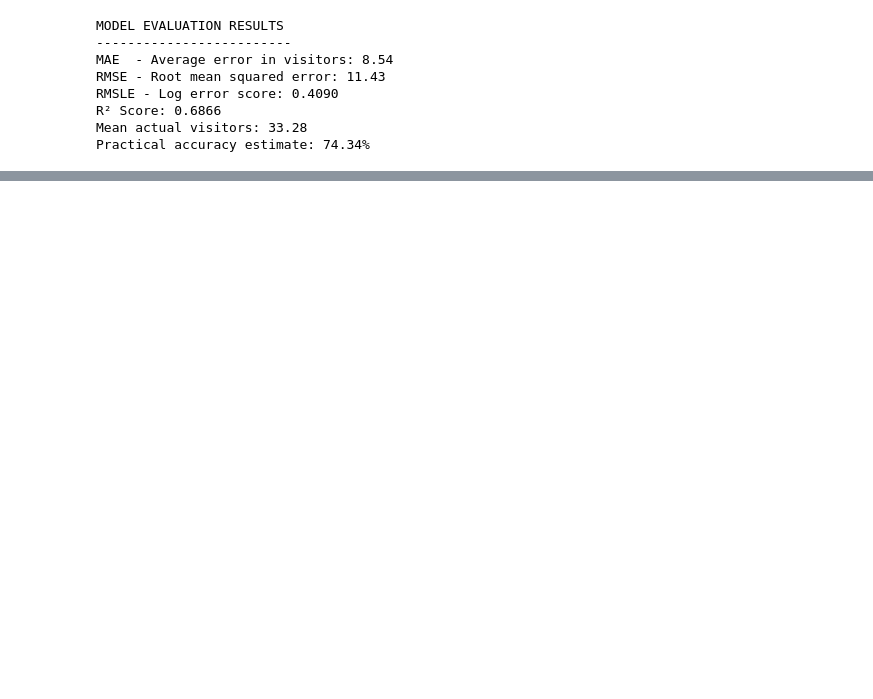
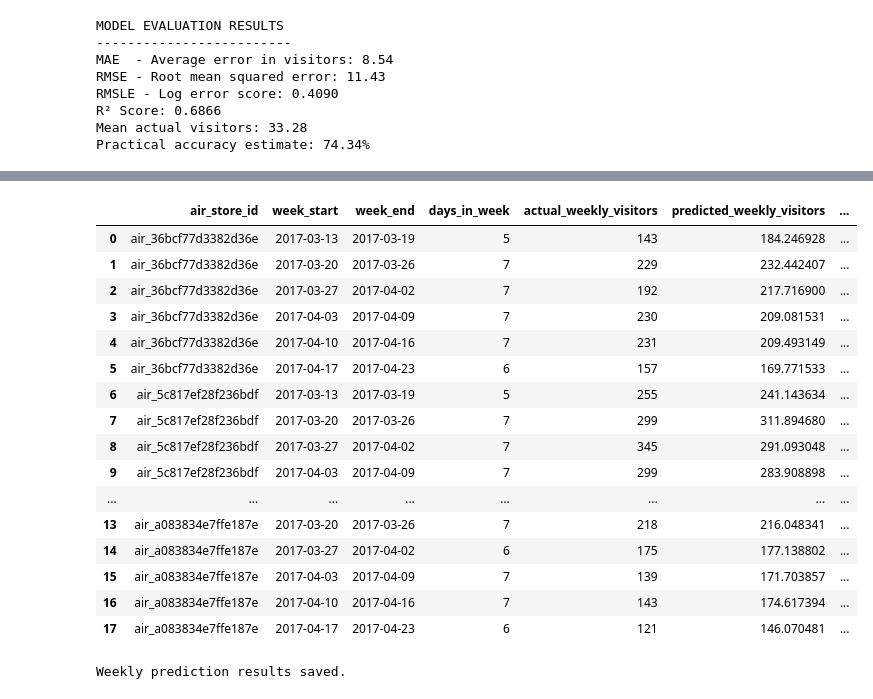
Before and after one commit to Ryan-B05/food_waste_restaurant, a Jupyter notebook: model_training.ipynb, the cells around one changed output, grey strips where cells are left out. Saved outputs shown, nothing was run; the diff lists cells and outputs as text; code cells hidden in the pictures; blank space fills up the shorter version.

```diff
--- a/model_training.ipynb
+++ b/model_training.ipynb
@@ -211,0 +555,67 @@ Practical accuracy estimate: 74.34%
+# %%
+# ------------------------------------------------------------
+# 10. Aggregate daily predictions into weekly predictions
+# ------------------------------------------------------------
+
+daily_predictions = results.copy()
+
+daily_predictions["visit_date"] = pd.to_datetime(daily_predictions["visit_date"])
+
+# Week starts on Monday
+daily_predictions["week_start"] = (
+    daily_predictions["visit_date"]
+    - pd.to_timedelta(daily_predictions["visit_date"].dt.weekday, unit="D")
+)
+
+daily_predictions["week_end"] = daily_predictions["week_start"] + pd.Timedelta(days=6)
+
+weekly_predictions = (
+    daily_predictions
+    .groupby(["air_store_id", "week_start", "week_end"])
+    .agg(
+        days_in_week=("visit_date", "count"),
+        actual_weekly_visitors=("visitors", "sum"),
+        predicted_weekly_visitors=("predicted_visitors", "sum"),
+        predicted_weekly_visitors_rounded=("predicted_visitors_rounded", "sum"),
+        average_daily_error=("absolute_error", "mean")
+    )
+    .reset_index()
+)
+
+weekly_predictions["weekly_absolute_error"] = abs(
+    weekly_predictions["actual_weekly_visitors"]
+    - weekly_predictions["predicted_weekly_visitors"]
+)
+
+weekly_predictions["weekly_practical_accuracy_percent"] = (
+    1 - (
+        weekly_predictions["weekly_absolute_error"]
+        / weekly_predictions["actual_weekly_visitors"]
+    )
+) * 100
+
+weekly_predictions
+# %% [output]
+|  | air_store_id | week_start | week_end | days_in_week | actual_weekly_visitors | predicted_weekly_visitors | ... |
+| 0 | air_36bcf77d3382d36e | 2017-03-13 | 2017-03-19 | 5 | 143 | 184.246928 | ... |
+| 1 | air_36bcf77d3382d36e | 2017-03-20 | 2017-03-26 | 7 | 229 | 232.442407 | ... |
+| 2 | air_36bcf77d3382d36e | 2017-03-27 | 2017-04-02 | 7 | 192 | 217.716900 | ... |
+| 3 | air_36bcf77d3382d36e | 2017-04-03 | 2017-04-09 | 7 | 230 | 209.081531 | ... |
+| 4 | air_36bcf77d3382d36e | 2017-04-10 | 2017-04-16 | 7 | 231 | 209.493149 | ... |
+| 5 | air_36bcf77d3382d36e | 2017-04-17 | 2017-04-23 | 6 | 157 | 169.771533 | ... |
+| 6 | air_5c817ef28f236bdf | 2017-03-13 | 2017-03-19 | 5 | 255 | 241.143634 | ... |
+| 7 | air_5c817ef28f236bdf | 2017-03-20 | 2017-03-26 | 7 | 299 | 311.894680 | ... |
+| 8 | air_5c817ef28f236bdf | 2017-03-27 | 2017-04-02 | 7 | 345 | 291.093048 | ... |
+| 9 | air_5c817ef28f236bdf | 2017-04-03 | 2017-04-09 | 7 | 299 | 283.908898 | ... |
+| ... | ... | ... | ... | ... | ... | ... | ... |
+| 13 | air_a083834e7ffe187e | 2017-03-20 | 2017-03-26 | 7 | 218 | 216.048341 | ... |
+| 14 | air_a083834e7ffe187e | 2017-03-27 | 2017-04-02 | 6 | 175 | 177.138802 | ... |
+| 15 | air_a083834e7ffe187e | 2017-04-03 | 2017-04-09 | 7 | 139 | 171.703857 | ... |
+| 16 | air_a083834e7ffe187e | 2017-04-10 | 2017-04-16 | 7 | 143 | 174.617394 | ... |
+| 17 | air_a083834e7ffe187e | 2017-04-17 | 2017-04-23 | 6 | 121 | 146.070481 | ... |
+# %%
+weekly_predictions.to_csv(DATA_DIR / "weekly_prediction_results.csv", index=False)
+
+print("Weekly prediction results saved.")
+# %% [output]
+Weekly prediction results saved.
```
Also changed, not shown: parts of 18 cells of this notebook, 4 other files.
